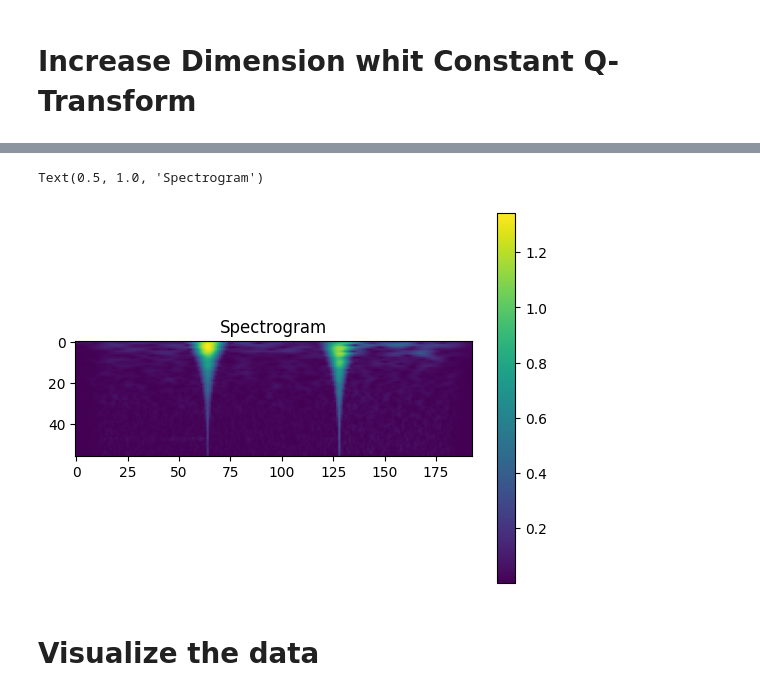
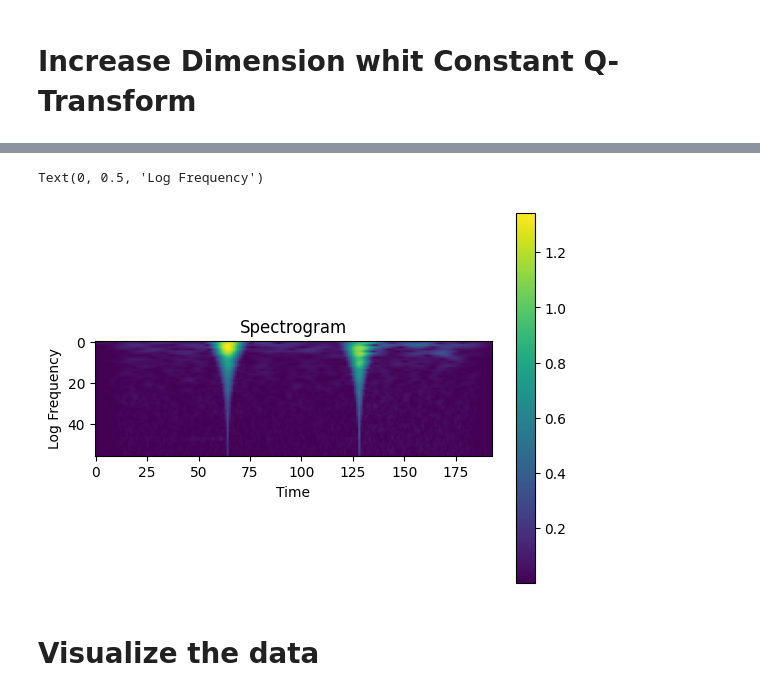
Before and after one commit to Emmanuelsv/CNN_GW, a Jupyter notebook: Copia_g2net_gwd_tf_cnn.ipynb, the cells around one changed output, grey strips where cells are left out. Saved outputs shown, nothing was run; the diff lists cells and outputs as text; code cells hidden in the pictures.

```diff
--- a/Copia_g2net_gwd_tf_cnn.ipynb
+++ b/Copia_g2net_gwd_tf_cnn.ipynb
@@ -120,15 +154,17 @@ CQT kernels created, time used = 0.0147 seconds
 # %%
 #the id is in train_labels, use the id fromit to find the path of each training data
 Spectrogram=increase_dimension(train_labels["id"][0], is_train = True)
 # spectrogram created for the first id
 #ax4 = fig.add_subplot(gs[i*2, 3])
 plt.imshow(Spectrogram)
 plt.colorbar()
 plt.title("Spectrogram")
+plt.xlabel("Time")
+plt.ylabel("Log Frequency?")
 #ax4.set_axis_off()
 # %% [output]
-Text(0.5, 1.0, 'Spectrogram')
+Text(0, 0.5, 'Log Frequency')
-[figure, old version]
+[figure, new version]
 # %% [markdown]
 # Visualize the data
 # %%
```
Also changed, not shown: parts of 13 cells of this notebook.
